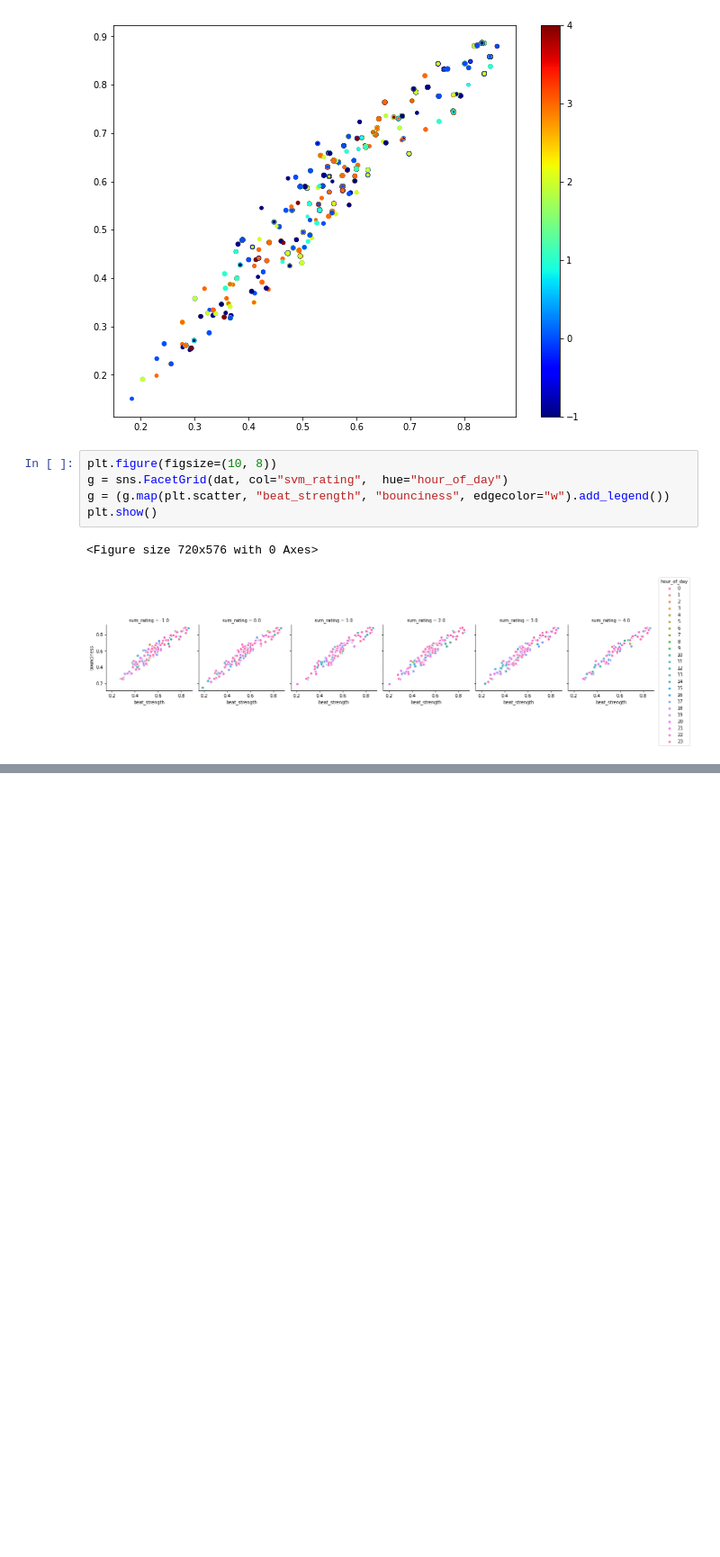
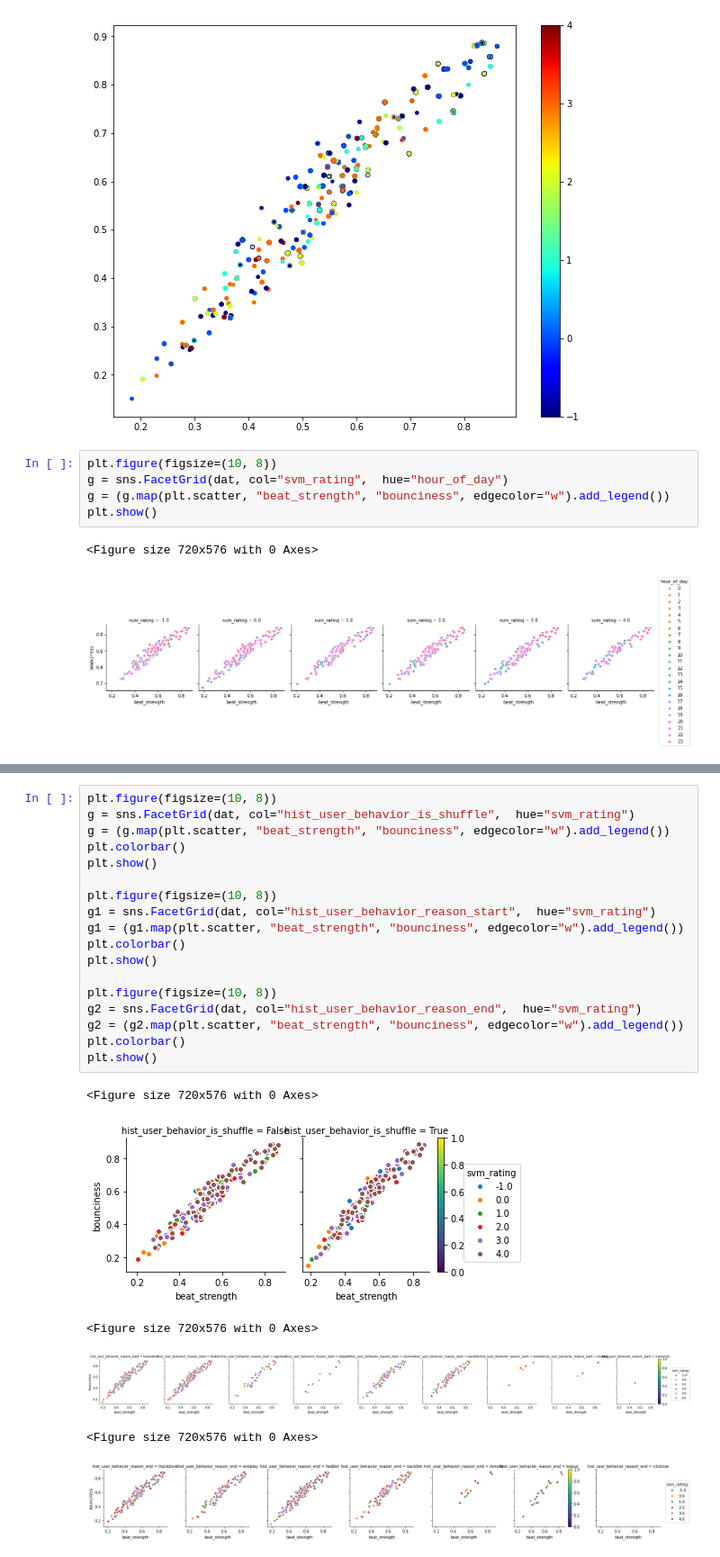
Before and after one commit to anuPh23/Spotify, a Jupyter notebook: spotify_classifier_raw_data_withEDA.ipynb, the cells around one changed output, grey strips where cells are left out. Shown at 90% size. Saved outputs shown, nothing was run; the diff lists cells and outputs as text; blank space fills up the shorter version.

```diff
--- a/spotify_classifier_raw_data_withEDA.ipynb
+++ b/spotify_classifier_raw_data_withEDA.ipynb
@@ -496,0 +506,25 @@ plt.show()
+# %%
+plt.figure(figsize=(10, 8))
+g = sns.FacetGrid(dat, col="hist_user_behavior_is_shuffle",  hue="svm_rating")
+g = (g.map(plt.scatter, "beat_strength", "bounciness", edgecolor="w").add_legend())
+plt.colorbar()
+plt.show()
+
+plt.figure(figsize=(10, 8))
+g1 = sns.FacetGrid(dat, col="hist_user_behavior_reason_start",  hue="svm_rating")
+g1 = (g1.map(plt.scatter, "beat_strength", "bounciness", edgecolor="w").add_legend())
+plt.colorbar()
+plt.show()
+
+plt.figure(figsize=(10, 8))
+g2 = sns.FacetGrid(dat, col="hist_user_behavior_reason_end",  hue="svm_rating")
+g2 = (g2.map(plt.scatter, "beat_strength", "bounciness", edgecolor="w").add_legend())
+plt.colorbar()
+plt.show()
+# %% [output]
+<Figure size 720x576 with 0 Axes>
+[figure, added]
+<Figure size 720x576 with 0 Axes>
+[figure, added]
+<Figure size 720x576 with 0 Axes>
+[figure, added]
```
Also changed, not shown: parts of 4 cells of this notebook.
